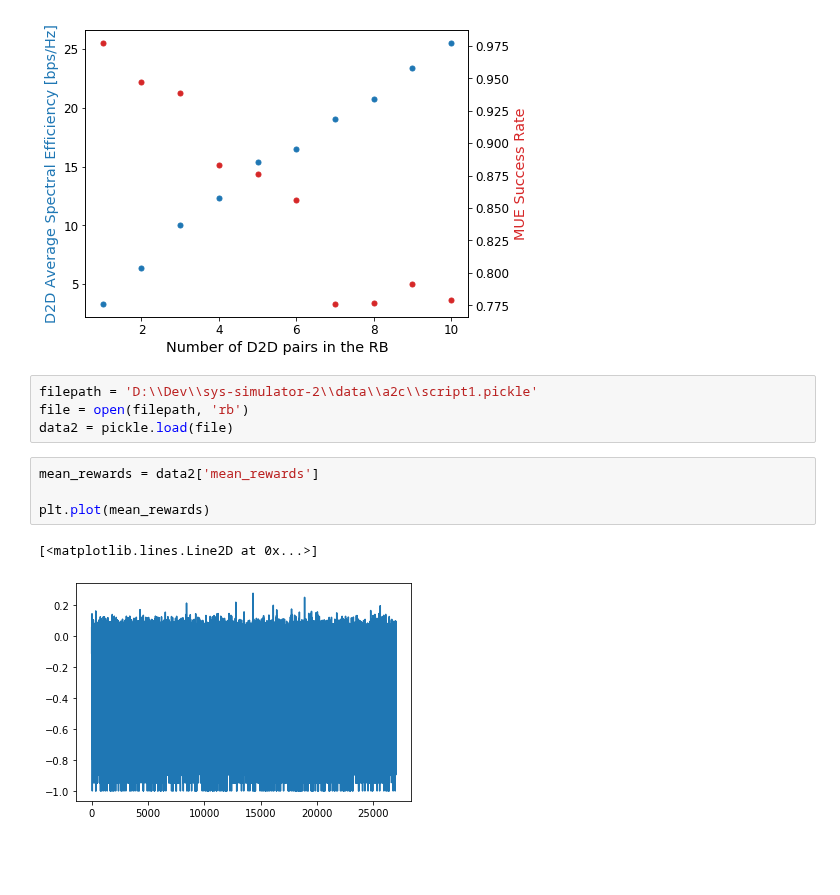
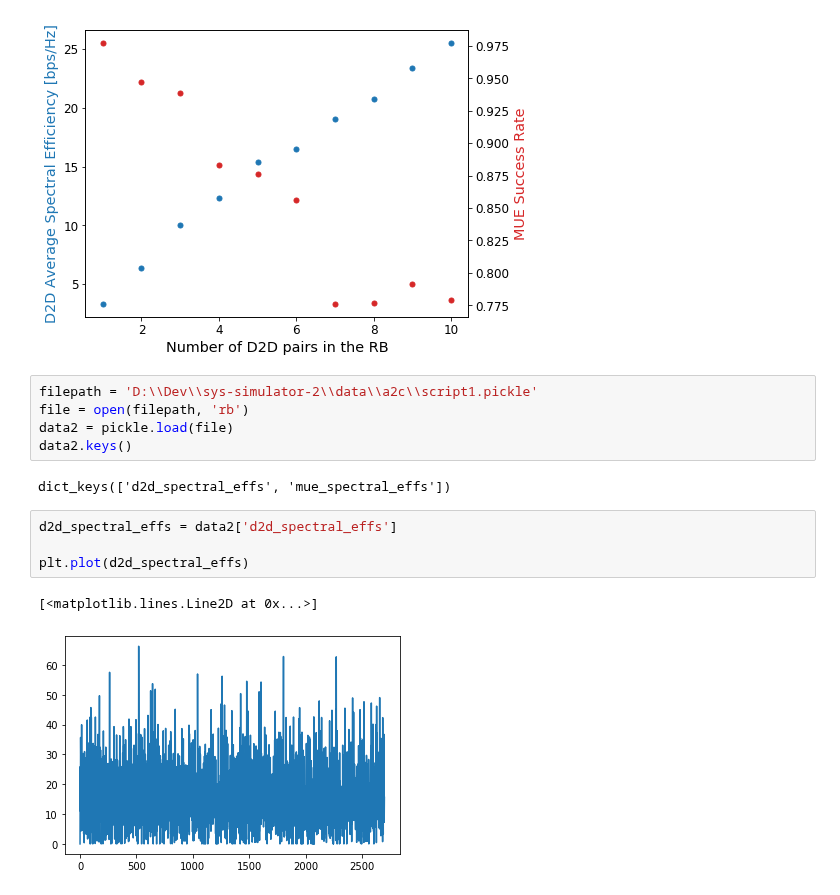
Before and after one commit to lbaiao/sys-simulator-2, a Jupyter notebook: notebooks/nb1.ipynb, the cells around one changed output. Cells and saved outputs as stored; diff of their text form; blank space fills up the shorter version.

```diff
--- a/notebooks/nb1.ipynb
+++ b/notebooks/nb1.ipynb
@@ -54,10 +54,13 @@ plt.show()
 filepath = 'D:\\Dev\\sys-simulator-2\\data\\a2c\\script1.pickle'
 file = open(filepath, 'rb')
 data2 = pickle.load(file)
+data2.keys()
+# %% [output]
+dict_keys(['d2d_spectral_effs', 'mue_spectral_effs'])
 # %%
-mean_rewards = data2['mean_rewards']
+d2d_spectral_effs = data2['d2d_spectral_effs']
 
-plt.plot(mean_rewards)
+plt.plot(d2d_spectral_effs)
 # %% [output]
 [<matplotlib.lines.Line2D at 0x...>]
-[figure, old version]
+[figure, new version]
```
Also changed, not shown: parts of 1 cell of this notebook.
